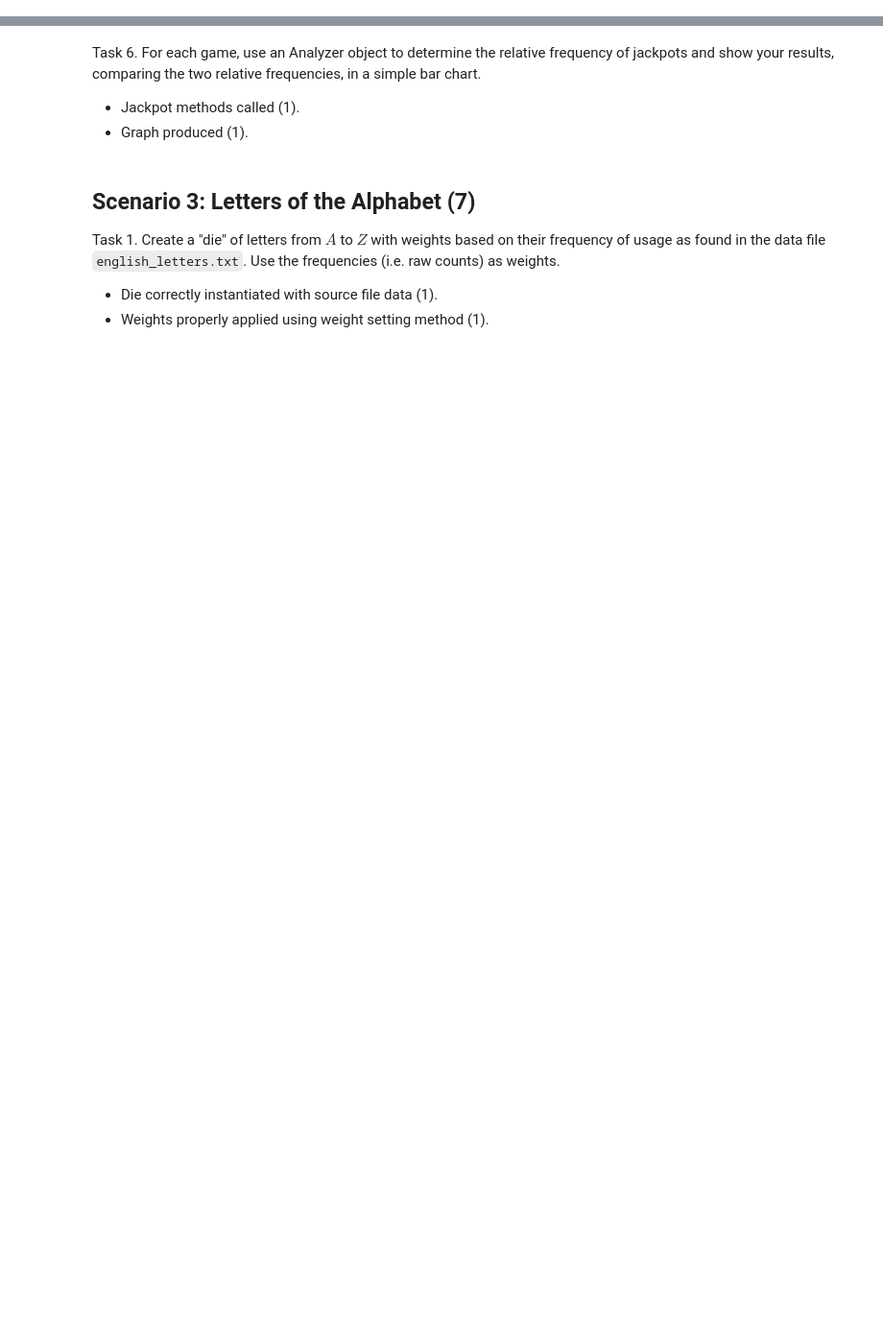
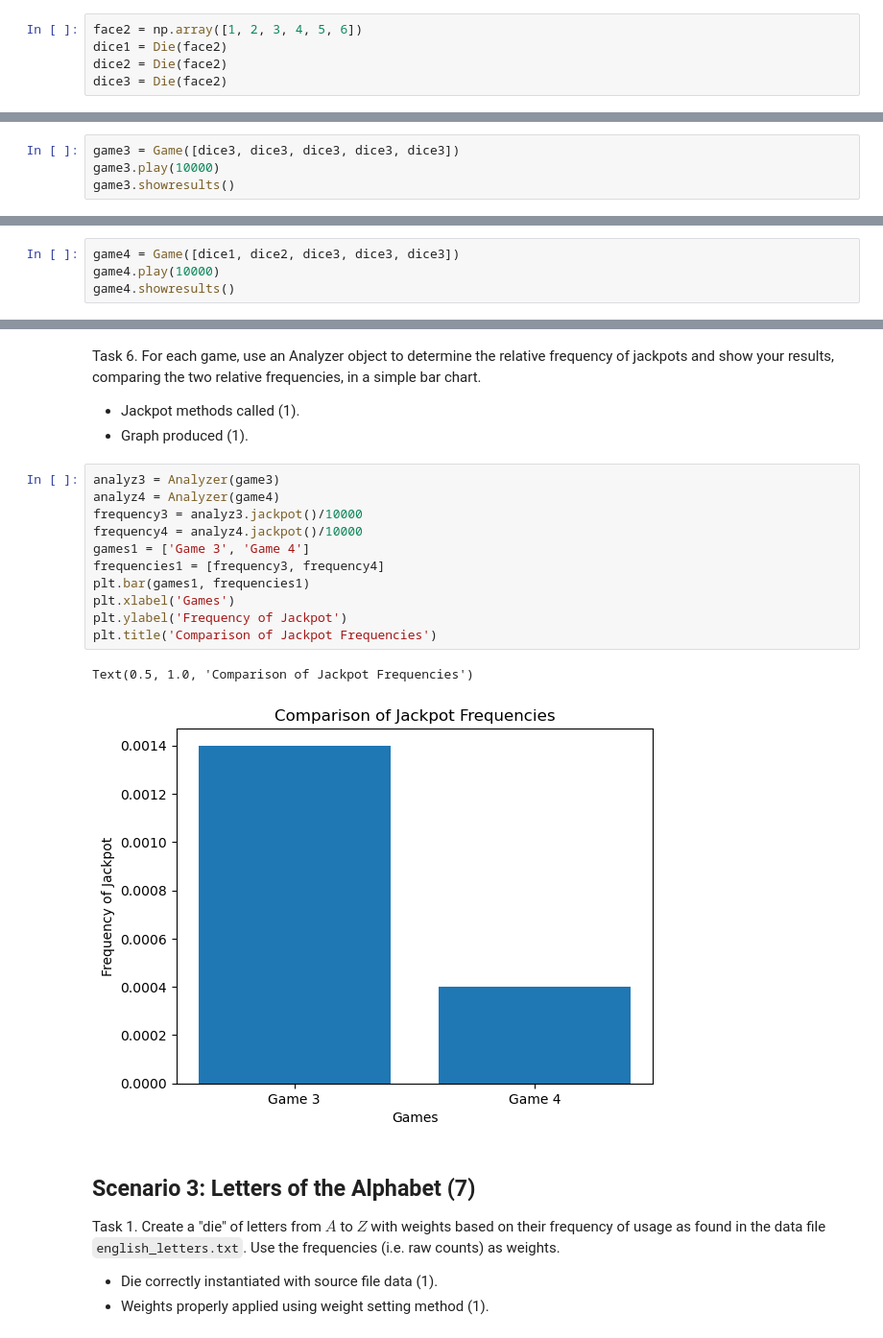
Before and after one commit to Lingzhen718/Montecarlo-Simulation-Generator, a Jupyter notebook: MontecarloSimulation/montecarlo_demo.ipynb, the cells around one changed output, grey strips where cells are left out. Shown: that part at 96% size. Cells and saved outputs as stored; diff of their text form; blank space fills up the shorter version.

```diff
--- a/MontecarloSimulation/montecarlo_demo.ipynb
+++ b/MontecarloSimulation/montecarlo_demo.ipynb
@@ -576,3 +683,8 @@ Task 6. Show your results, comparing the two relative frequencies, in a simple b
 Task 1. Create three dice, each with six sides having the faces 1 through 6.
 
 - Three die objects created (1).
+# %%
+face2 = np.array([1, 2, 3, 4, 5, 6])
+dice1 = Die(face2)
+dice2 = Die(face2)
+dice3 = Die(face2)
@@ -589,3 +735,7 @@ Task 4. Play a game of $10000$ rolls with $5$ fair dice.
 
 - Game class properly instantiated (1).
 - Play method called properly (1).
+# %%
+game3 = Game([dice3, dice3, dice3, dice3, dice3])
+game3.play(10000)
+game3.showresults()
@@ -594,3 +759,7 @@ Task 5. Play another game of $10000$ rolls, this time with $2$ unfair dice, one
 
 - Game class properly instantiated (1).
 - Play method called properly (1).
+# %%
+game4 = Game([dice1, dice2, dice3, dice3, dice3])
+game4.play(10000)
+game4.showresults()
@@ -599,6 +783,20 @@ Task 6. For each game, use an Analyzer object to determine the relative frequenc
 
 - Jackpot methods called (1).
 - Graph produced (1).
+# %%
+analyz3 = Analyzer(game3)
+analyz4 = Analyzer(game4)
+frequency3 = analyz3.jackpot()/10000
+frequency4 = analyz4.jackpot()/10000
+games1 = ['Game 3', 'Game 4']
+frequencies1 = [frequency3, frequency4]
+plt.bar(games1, frequencies1)
+plt.xlabel('Games')
+plt.ylabel('Frequency of Jackpot')
+plt.title('Comparison of Jackpot Frequencies')
+# %% [output]
+Text(0.5, 1.0, 'Comparison of Jackpot Frequencies')
+[figure, added]
 # %% [markdown]
 ## Scenario 3: Letters of the Alphabet (7)
 
```
Also changed, not shown: parts of 38 cells of this notebook, 1 other file.
